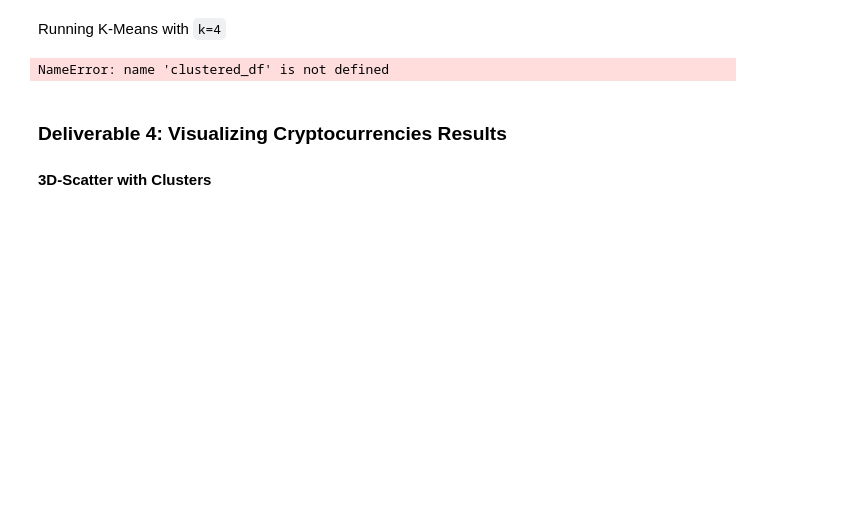
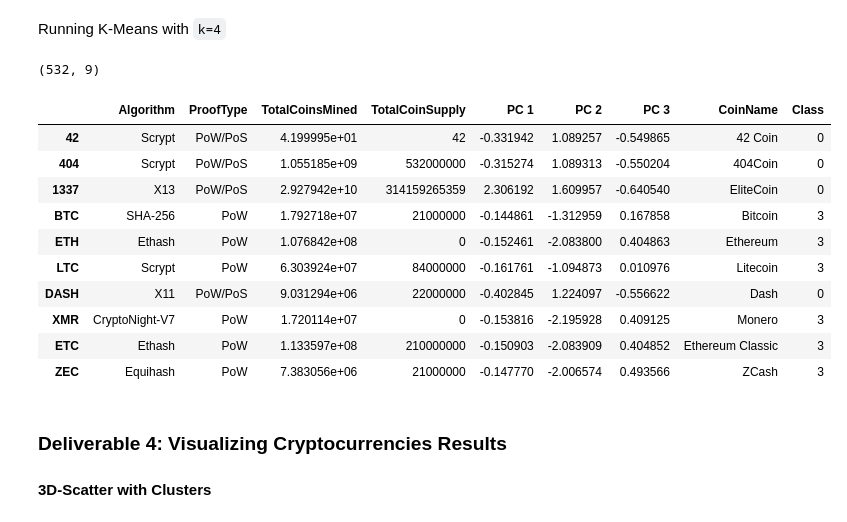
Before and after one commit to poboisvert/Cryptocurrencies, a Jupyter notebook: crypto_clustering.ipynb, the cells around one changed output. Saved outputs shown, nothing was run; the diff lists cells and outputs as text; code cells hidden in the pictures; blank space fills up the shorter version.

Commit message:
merge pd with clusters

```diff
--- a/crypto_clustering.ipynb
+++ b/crypto_clustering.ipynb
@@ -198,0 +199,5 @@ print(iris_scaled[0:5])
+# %%
+# Create a DataFrame with the three principal components.
+# Transform PCA to DF
+pcs_df = pd.DataFrame(data=crypto_pca, columns=("PC 1", "PC 2","PC 3"), index=crypto_label_df.index)
+pcs_df.head(15)
@@ -202,4 +224,17 @@ print(iris_scaled[0:5])
 #### Finding the Best Value for `k` Using the Elbow Curve
 # %%
 # Create an elbow curve to find the best value for K.
-# YOUR CODE HERE
+# Find the best value for K
+inertia = []
+k = list(range(1, 11))
+# %%
+# Calculate the inertia for the range of K values
+for i in k:
+    km = KMeans(n_clusters=i, random_state=0)
+    km.fit(pcs_df)
+    inertia.append(km.inertia_)
+
+# Create the elbow curve
+elbow_data = {"k": k, "inertia": inertia}
+df_elbow = pd.DataFrame(elbow_data)
+df_elbow.hvplot.line(x="k", y="inertia", xticks=k, title="Elbow Curve")
@@ -207,29 +244,40 @@ print(iris_scaled[0:5])
 Running K-Means with `k=4`
 # %%
 # Initialize the K-Means model.
-# YOUR CODE HERE
+model = KMeans(n_clusters=4, random_state=0)
 
 # Fit the model
-# YOUR CODE HERE
+model.fit(pcs_df)
 
 # Predict clusters
-# YOUR CODE HERE
+predictions = model.predict(pcs_df)
 # %%
 # Create a new DataFrame including predicted clusters and cryptocurrencies features.
 # Concatentate the crypto_df and pcs_df DataFrames on the same columns.
-# YOUR CODE HERE
+clustered_df = pd.concat([crypto_df, pcs_df], axis=1, join='inner')
 
 #  Add a new column, "CoinName" to the clustered_df DataFrame that holds the names of the cryptocurrencies.
-# YOUR CODE HERE
+clustered_df["CoinName"] = crypto_label_df.CoinName
 
 #  Add a new column, "Class" to the clustered_df DataFrame that holds the predictions.
-# YOUR CODE HERE
+clustered_df["Class"] = model.labels_
 
 # Print the shape of the clustered_df
 print(clustered_df.shape)
 clustered_df.head(10)
 # %% [output]
-NameError: name 'clustered_df' is not defined
+(532, 9)
+|  | Algorithm | ProofType | TotalCoinsMined | TotalCoinSupply | PC 1 | PC 2 | PC 3 | CoinName | Class |
+| 42 | Scrypt | PoW/PoS | 4.199995e+01 | 42 | -0.331942 | 1.089257 | -0.549865 | 42 Coin | 0 |
+| 404 | Scrypt | PoW/PoS | 1.055185e+09 | 532000000 | -0.315274 | 1.089313 | -0.550204 | 404Coin | 0 |
+| 1337 | X13 | PoW/PoS | 2.927942e+10 | 314159265359 | 2.306192 | 1.609957 | -0.640540 | EliteCoin | 0 |
+| BTC | SHA-256 | PoW | 1.792718e+07 | 21000000 | -0.144861 | -1.312959 | 0.167858 | Bitcoin | 3 |
+| ETH | Ethash | PoW | 1.076842e+08 | 0 | -0.152461 | -2.083800 | 0.404863 | Ethereum | 3 |
+| LTC | Scrypt | PoW | 6.303924e+07 | 84000000 | -0.161761 | -1.094873 | 0.010976 | Litecoin | 3 |
+| DASH | X11 | PoW/PoS | 9.031294e+06 | 22000000 | -0.402845 | 1.224097 | -0.556622 | Dash | 0 |
+| XMR | CryptoNight-V7 | PoW | 1.720114e+07 | 0 | -0.153816 | -2.195928 | 0.409125 | Monero | 3 |
+| ETC | Ethash | PoW | 1.133597e+08 | 210000000 | -0.150903 | -2.083909 | 0.404852 | Ethereum Classic | 3 |
+| ZEC | Equihash | PoW | 7.383056e+06 | 21000000 | -0.147770 | -2.006574 | 0.493566 | ZCash | 3 |
 # %% [markdown]
 ### Deliverable 4: Visualizing Cryptocurrencies Results
 
```
Also changed, not shown: parts of 4 cells of this notebook, 1 other file.
